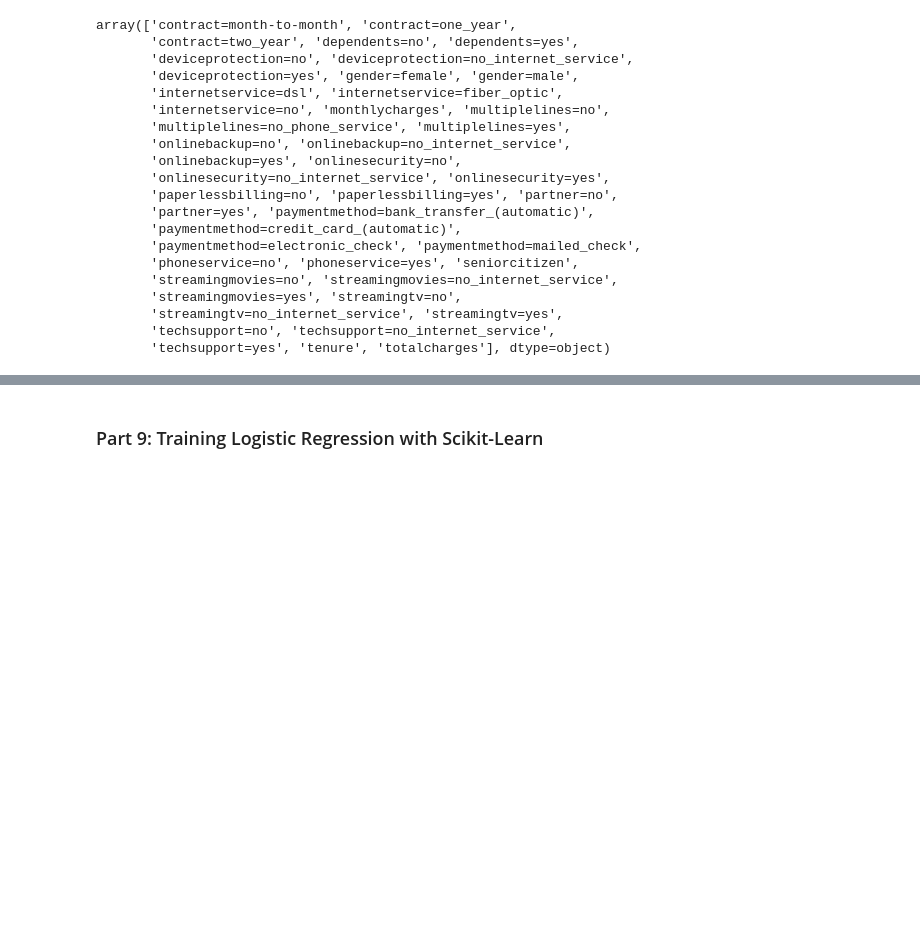
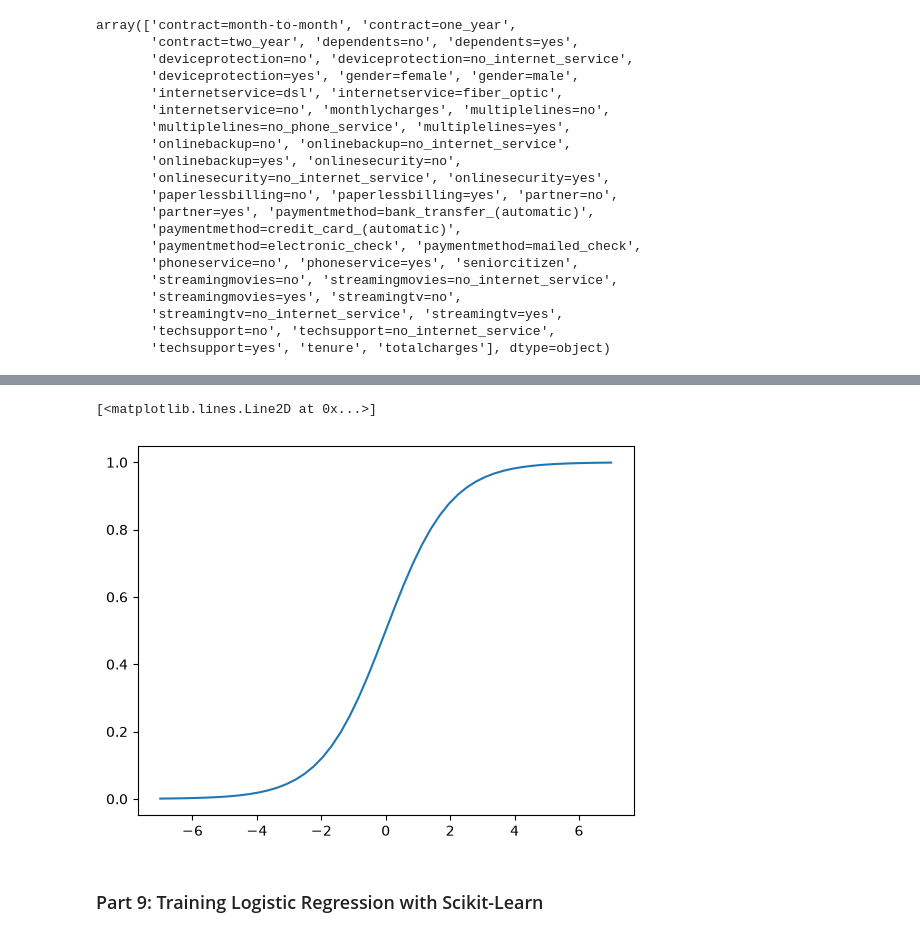
Before and after one commit to besteekmen/ML-ZoomCamp-Outputs, a Jupyter notebook: module3_classification/module3.ipynb, the cells around one changed output, grey strips where cells are left out. Saved outputs shown, nothing was run; the diff lists cells and outputs as text; code cells hidden in the pictures; blank space fills up the shorter version.

```diff
--- a/module3_classification/module3.ipynb
+++ b/module3_classification/module3.ipynb
@@ -518,7 +539,11 @@ array(['contract=month-to-month', 'contract=one_year',
 # %%
 def sigmoid(z):
     return 1 / (1 + np.exp(-z))
 
 z = np.linspace(-7, 7, 51)
-sigmoid(10000)
+# sigmoid(10000)
+
 plt.plot(z, sigmoid(z))
+# %% [output]
+[<matplotlib.lines.Line2D at 0x...>]
+[figure, added]
```
Also changed, not shown: parts of 5 cells of this notebook.
